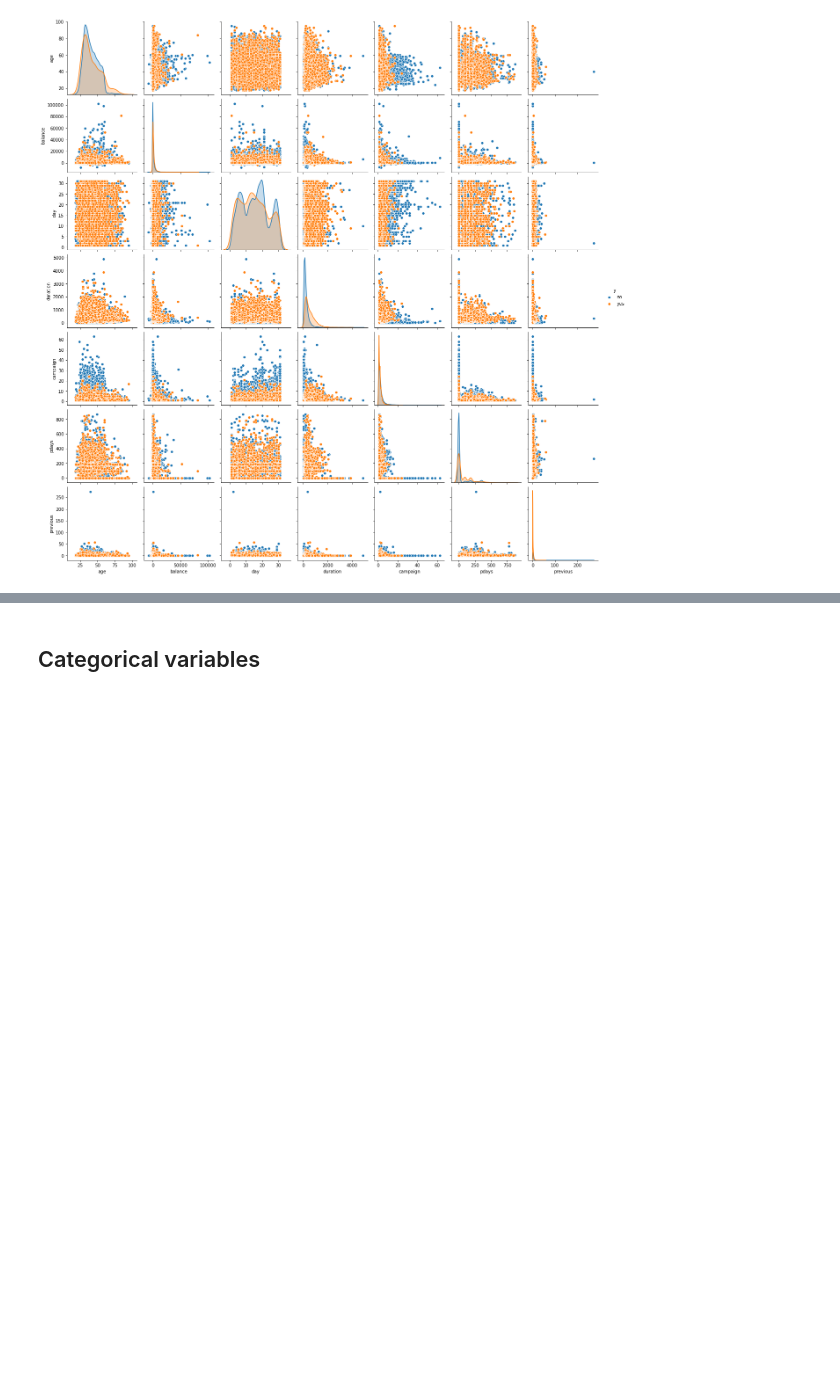
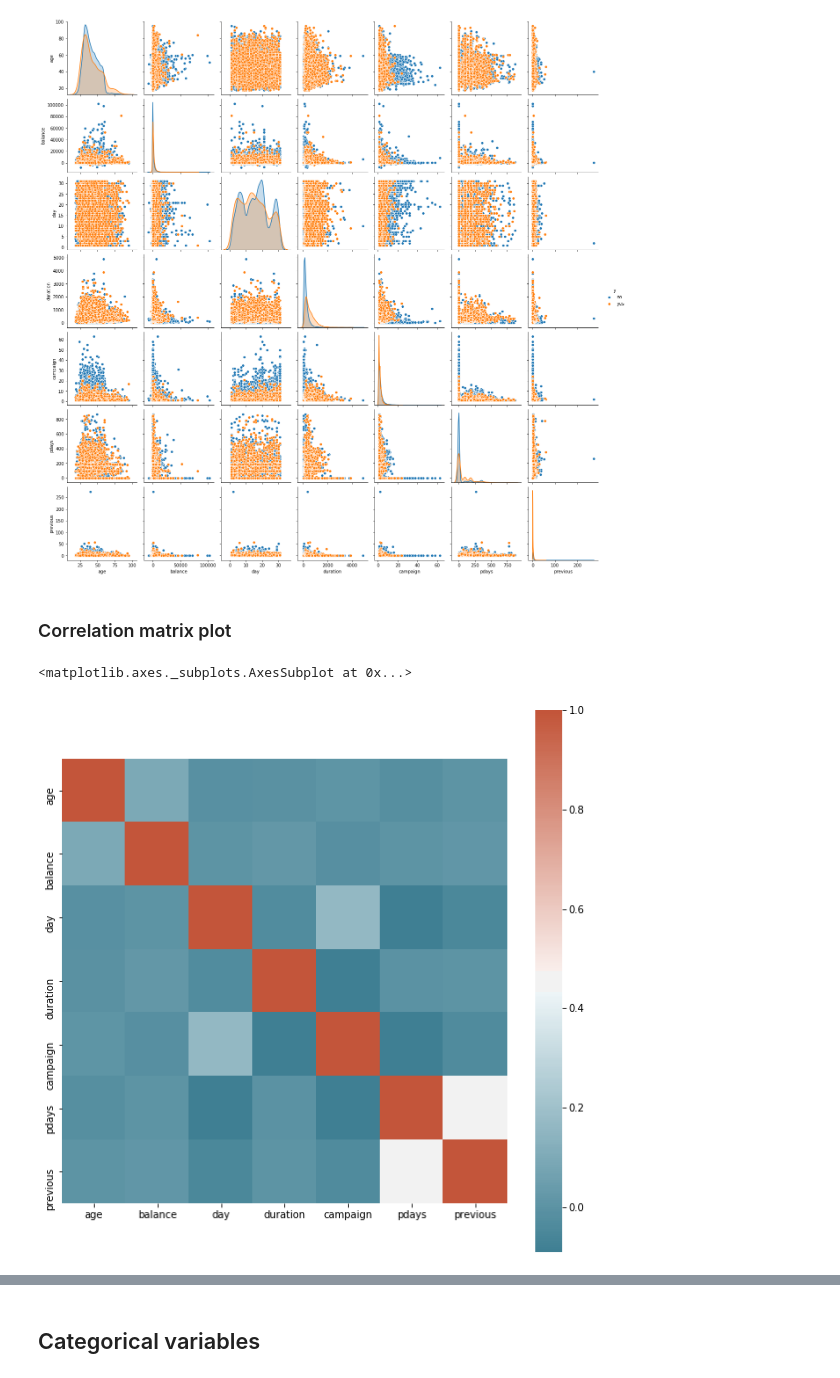
Before and after one commit to murilommen/data-insight-assessment, a Jupyter notebook: data_exploration.ipynb, the cells around one changed output, grey strips where cells are left out. Saved outputs shown, nothing was run; the diff lists cells and outputs as text; code cells hidden in the pictures; blank space fills up the shorter version.

```diff
--- a/data_exploration.ipynb
+++ b/data_exploration.ipynb
@@ -89,3 +89,12 @@ sns.pairplot(data=df, hue='y')
 # %% [output]
 <seaborn.axisgrid.PairGrid at 0x...>
 [figure]
+# %% [markdown]
+### Correlation matrix plot
+# %%
+corr = df.corr()
+plt.figure(figsize=(10,10))
+sns.heatmap(corr, square=True, cmap=sns.diverging_palette(220,20, n=300))
+# %% [output]
+<matplotlib.axes._subplots.AxesSubplot at 0x...>
+[figure, added]
```
Also changed, not shown: parts of 50 cells of this notebook.
